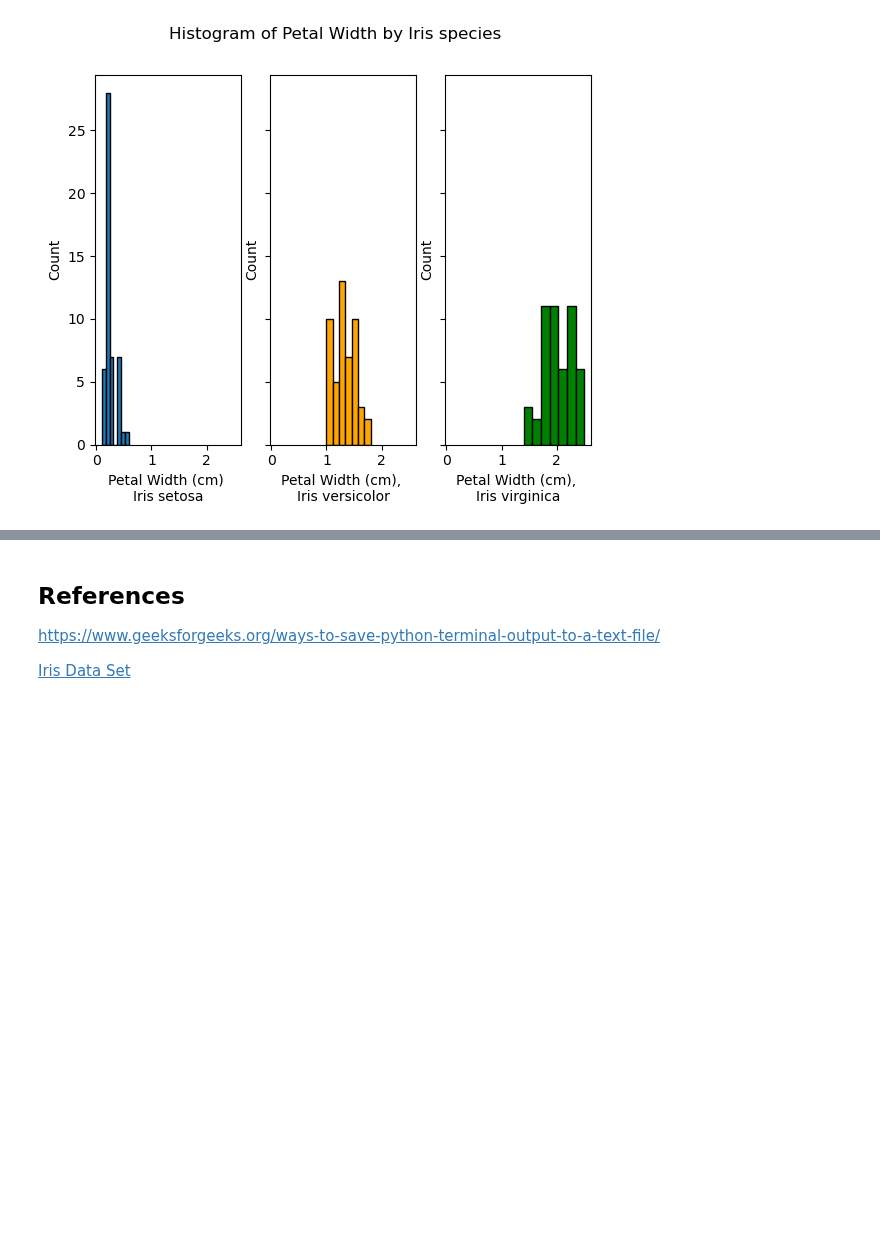
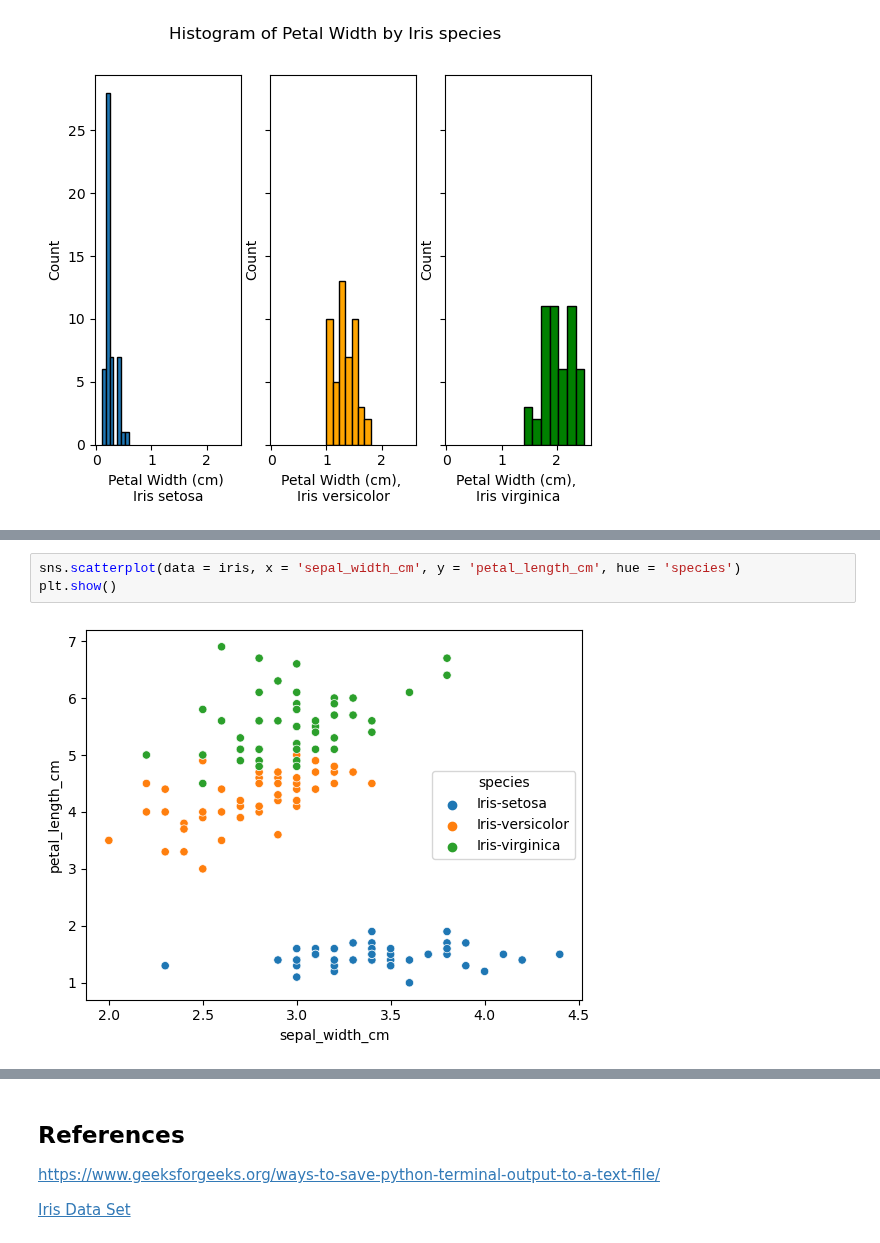
Before and after one commit to IreneKilgannon/pands-project, a Jupyter notebook: analysis.ipynb, the cells around one changed output, grey strips where cells are left out. Cells and saved outputs as stored; diff of their text form; blank space fills up the shorter version.

```diff
--- a/analysis.ipynb
+++ b/analysis.ipynb
@@ -268,0 +286,5 @@ plt.show()
+# %%
+sns.scatterplot(data = iris, x = 'sepal_width_cm', y = 'petal_length_cm', hue = 'species')
+plt.show()
+# %% [output]
+[figure, added]
```
Also changed, not shown: parts of 7 cells of this notebook.
